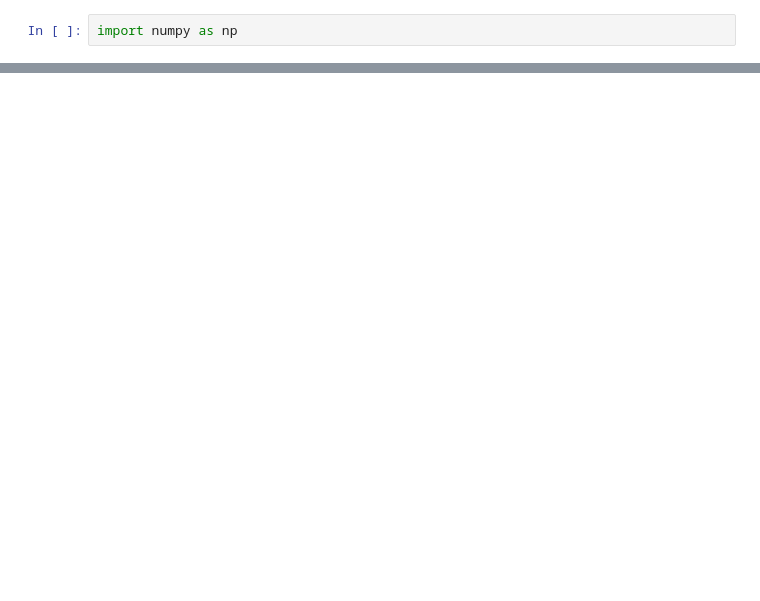
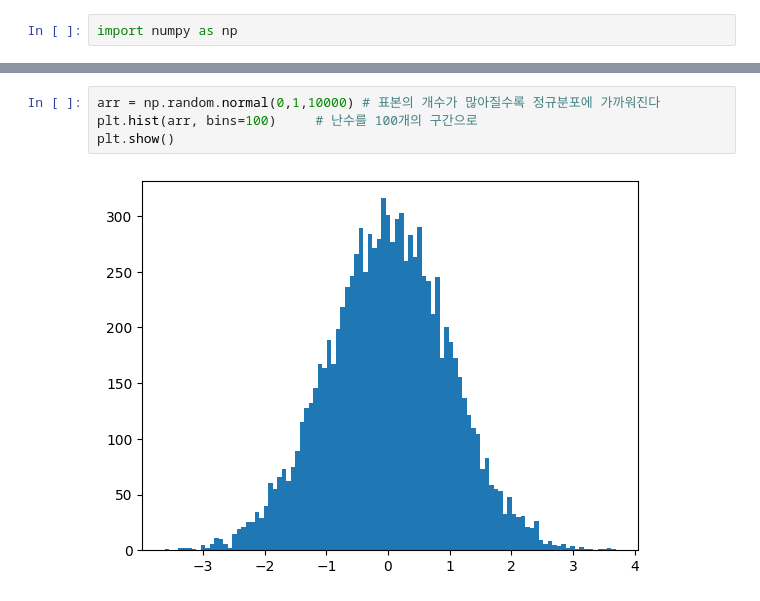
Before and after one commit to kimEHwoo/Numpy_2024, a Jupyter notebook: numpy.ipynb, the cells around one changed output, grey strips where cells are left out. Cells and saved outputs as stored; diff of their text form; blank space fills up the shorter version.

```diff
--- a/numpy.ipynb
+++ b/numpy.ipynb
@@ -63,0 +209,6 @@ Branch 'main' set up to track remote branch 'main' from 'origin'.
+# %%
+arr = np.random.normal(0,1,10000) # 표본의 개수가 많아질수록 정규분포에 가까워진다
+plt.hist(arr, bins=100)     # 난수를 100개의 구간으로
+plt.show()
+# %% [output]
+[figure, added]
```
Also changed, not shown: parts of 78 cells of this notebook.
